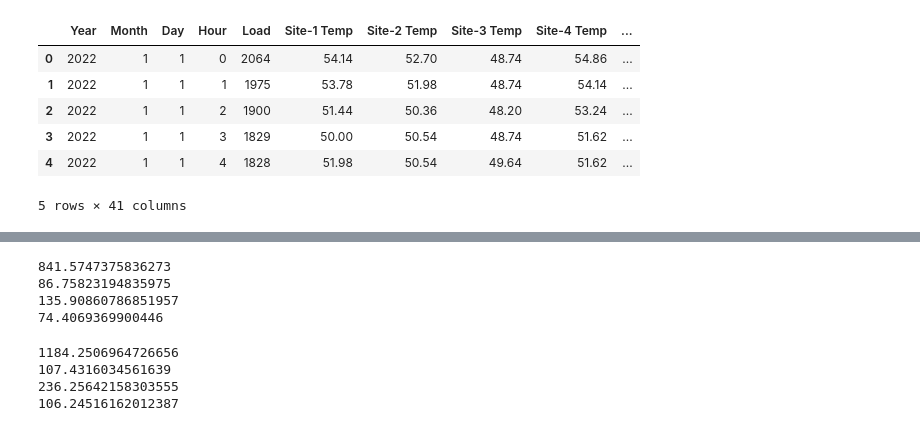
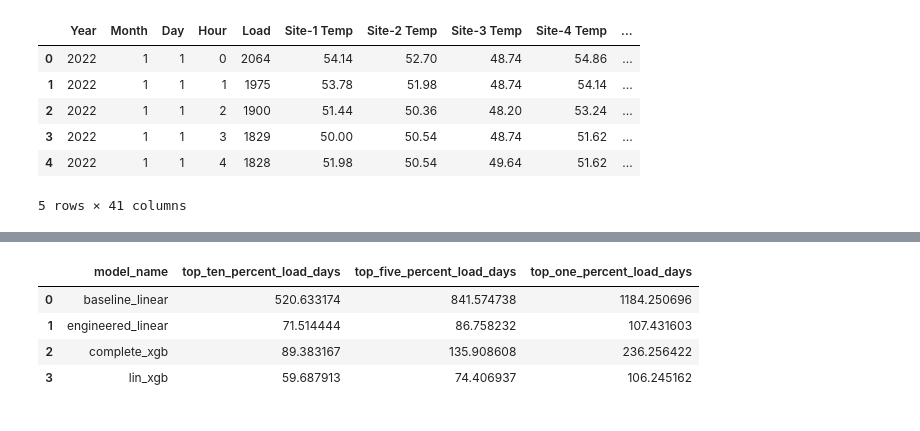
Before and after one commit to AmritpalSNijjar/load_forecasting, a Jupyter notebook: notebooks/model_analysis.ipynb, the cells around one changed output, grey strips where cells are left out. Drawn from its saved outputs; the diff is of its cells as text; code cells hidden in the pictures.

```diff
--- a/notebooks/model_analysis.ipynb
+++ b/notebooks/model_analysis.ipynb
@@ -114,34 +216,23 @@ print(root_mean_squared_error(complete_predictions["Actual Load"], complete_pred
 # %%
-top_5_percent_load_val = complete_predictions["Actual Load"].quantile(0.95)
-top_5_percent_load_val_df = complete_predictions[complete_predictions["Actual Load"] >= top_5_percent_load_val]
+top_load_days_dict = {"model_name": ["baseline_linear", "engineered_linear", "complete_xgb", "lin_xgb"], "top_ten_percent_load_days": [], "top_five_percent_load_days": [], "top_one_percent_load_days": []}
 
+top_load_percents = [("top_ten_percent_load_days", 0.9), ("top_five_percent_load_days", 0.95), ("top_one_percent_load_days", 0.99)]
 
-print(root_mean_squared_error(top_5_percent_load_val_df["Actual Load"], top_5_percent_load_val_df["baseline linear"]))
+for model_name in top_load_days_dict["model_name"]:
 
-print(root_mean_squared_error(top_5_percent_load_val_df["Actual Load"], top_5_percent_load_val_df["engineered linear"]))
+    for percent_name, percent_val in top_load_percents:
 
-print(root_mean_squared_error(top_5_percent_load_val_df["Actual Load"], top_5_percent_load_val_df["complete xgboost"]))
+        top_n_percent_load_val = complete_predictions["Actual Load"].quantile(percent_val)
+        top_n_percent_load_val_df = complete_predictions[complete_predictions["Actual Load"] >= top_n_percent_load_val]
 
-print(root_mean_squared_error(top_5_percent_load_val_df["Actual Load"], top_5_percent_load_val_df["linear and xgboost"]))
+        top_load_days_dict[percent_name].append(root_mean_squared_error(top_n_percent_load_val_df["Actual Load"], top_n_percent_load_val_df[model_name+"_load"]))
+
+top_load_days_df = pd.DataFrame(top_load_days_dict)
-# %% [output]
-841.5747375836273
-86.75823194835975
-135.90860786851957
-74.4069369900446
-# %%
-top_1_percent_load_val = complete_predictions["Actual Load"].quantile(0.99)
-top_1_percent_load_val_df = complete_predictions[complete_predictions["Actual Load"] >= top_1_percent_load_val]
-
-
-print(root_mean_squared_error(top_1_percent_load_val_df["Actual Load"], top_1_percent_load_val_df["baseline linear"]))
-
-print(root_mean_squared_error(top_1_percent_load_val_df["Actual Load"], top_1_percent_load_val_df["engineered linear"]))
-
-print(root_mean_squared_error(top_1_percent_load_val_df["Actual Load"], top_1_percent_load_val_df["complete xgboost"]))
-
-print(root_mean_squared_error(top_1_percent_load_val_df["Actual Load"], top_1_percent_load_val_df["linear and xgboost"]))
-# %% [output]
-1184.2506964726656
-107.4316034561639
-236.25642158303555
-106.24516162012387
+# %%
+top_load_days_df
+# %% [output]
+|  | model_name | top_ten_percent_load_days | top_five_percent_load_days | top_one_percent_load_days |
+| 0 | baseline_linear | 520.633174 | 841.574738 | 1184.250696 |
+| 1 | engineered_linear | 71.514444 | 86.758232 | 107.431603 |
+| 2 | complete_xgb | 89.383167 | 135.908608 | 236.256422 |
+| 3 | lin_xgb | 59.687913 | 74.406937 | 106.245162 |
```
Also changed, not shown: parts of 16 cells of this notebook.
